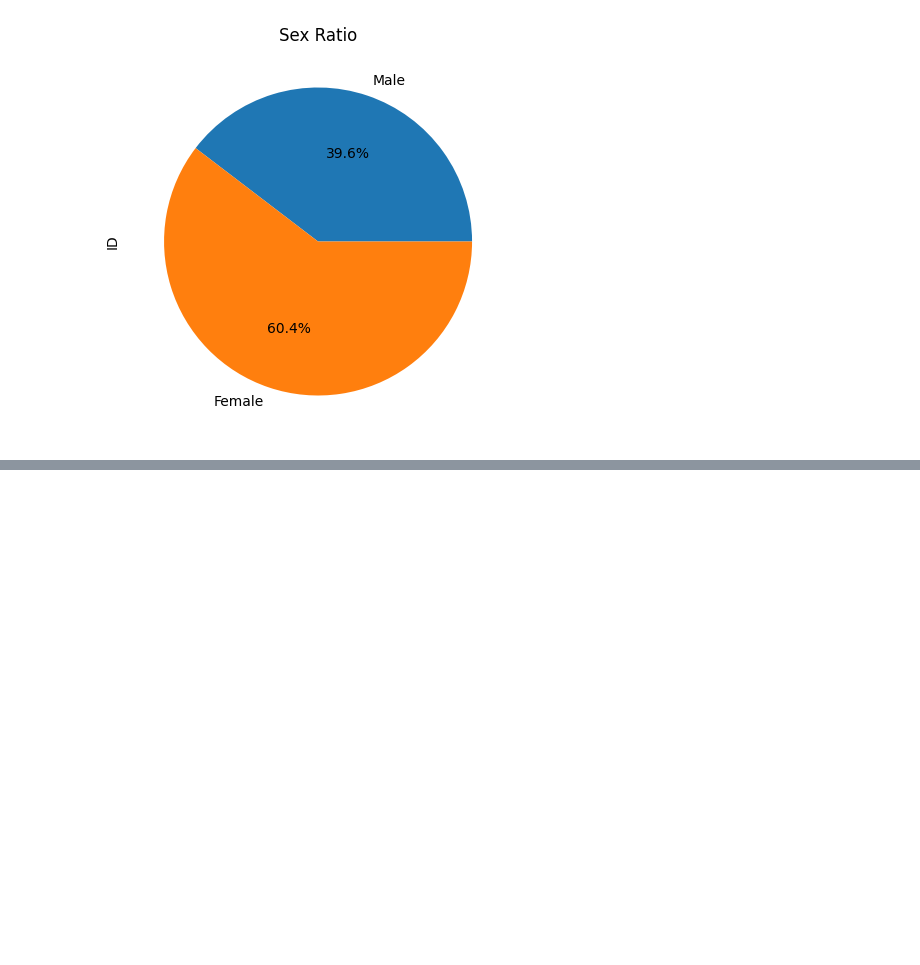
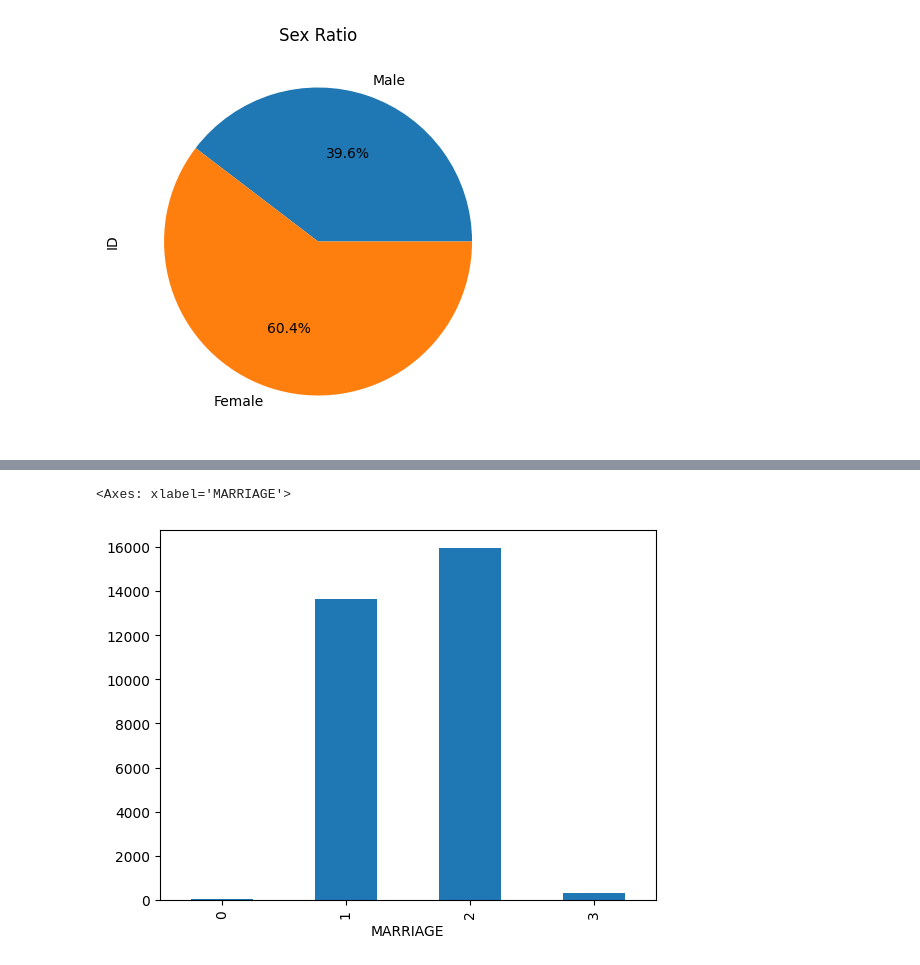
Before and after one commit to actlyong/DataScience, a Jupyter notebook: credit_scoring_model/credit_scoring_model.ipynb, the cells around one changed output, grey strips where cells are left out. Drawn from its saved outputs; the diff is of its cells as text; code cells hidden in the pictures; blank space fills up the shorter version.

```diff
--- a/credit_scoring_model/credit_scoring_model.ipynb
+++ b/credit_scoring_model/credit_scoring_model.ipynb
@@ -133,0 +148,8 @@ sex \
+# %%
+marriage=df.groupby('MARRIAGE').count()['ID'] # 1=graduate school, 2=university, 3=high school, 4=others, 5=unknown, 6=unknown
+marriage.plot(kind='bar') # 1=married, 2=single, 3=others
+# We need to drop 0, 3 probably
+#df=df[df['MARRIAGE']!=0]
+# %% [output]
+<Axes: xlabel='MARRIAGE'>
+[figure, added]
```
Also changed, not shown: parts of 11 cells of this notebook.
